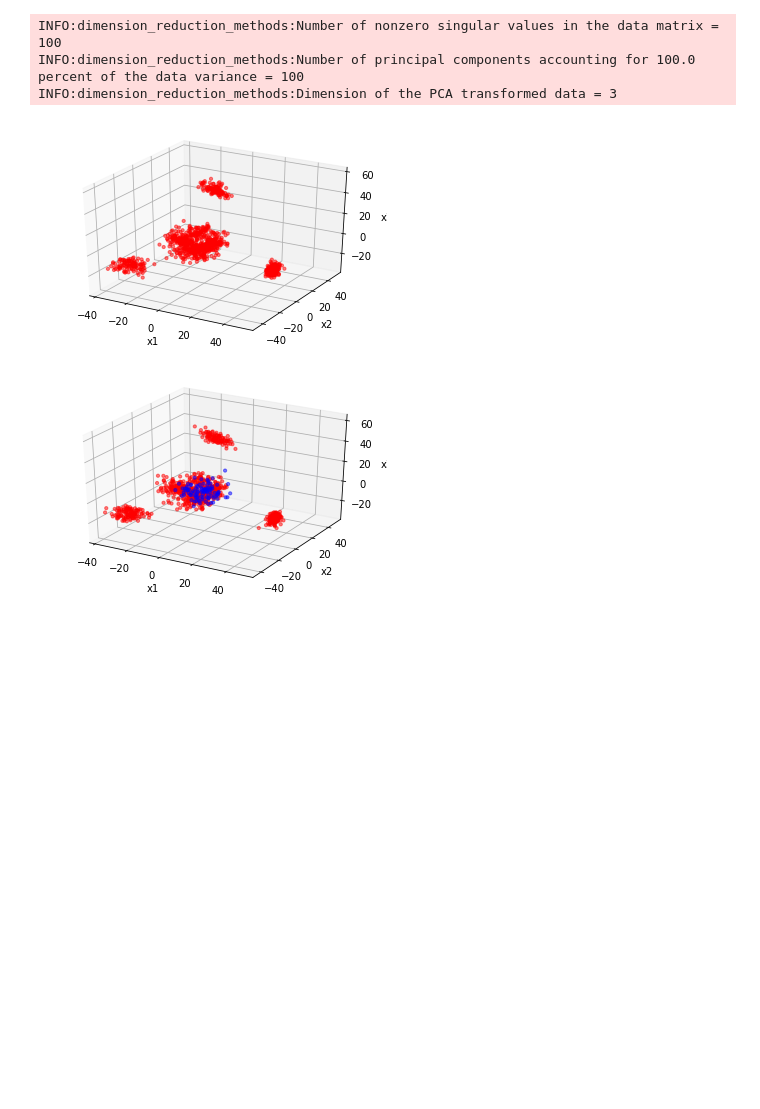
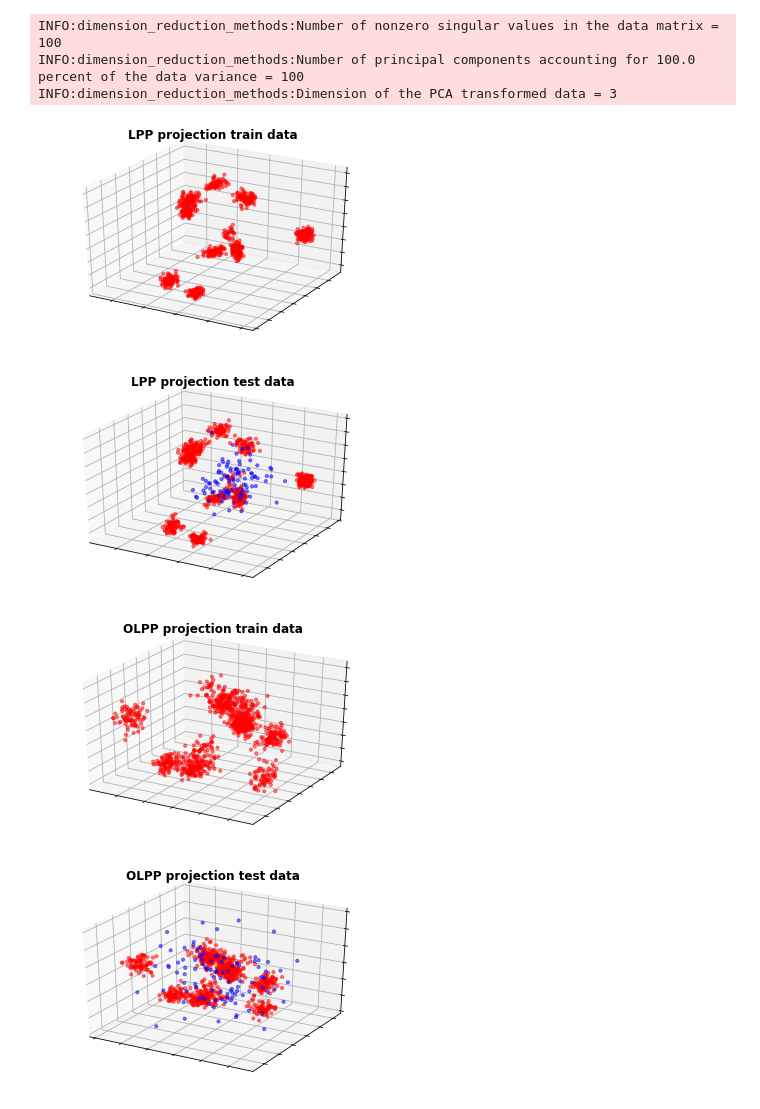
Before and after one commit to jayaram-r/KNN-anomaly-detection, a Jupyter notebook: evaluate_dimension_reduction.ipynb, the cells around one changed output. Cells and saved outputs as stored; diff of their text form; code cells hidden in the pictures; blank space fills up the shorter version.

```diff
--- a/evaluate_dimension_reduction.ipynb
+++ b/evaluate_dimension_reduction.ipynb
@@ -103,26 +134,32 @@ data_test_proj = np.dot(data_test - mean_data, transform_pca)
 INFO:dimension_reduction_methods:Number of nonzero singular values in the data matrix = 100
 INFO:dimension_reduction_methods:Number of principal components accounting for 100.0 percent of the data variance = 100
 INFO:dimension_reduction_methods:Dimension of the PCA transformed data = 3
-# %%
-fig = plt.figure()
-ax = fig.add_subplot(111, projection='3d')
-ax.scatter(data_proj[:, 0], data_proj[:, 1], data_proj[:, 2],
-           marker='o', c='r', s=10, alpha=0.5)
-ax.set_xlabel('x1')
-ax.set_ylabel('x2')
-ax.set_zlabel('x3')
-plt.show()
-# %% [output]
-[figure, removed]
-# %%
-c = [COLORS[v] for v in labels_test]
-fig = plt.figure()
-ax = fig.add_subplot(111, projection='3d')
-ax.scatter(data_test_proj[:, 0], data_test_proj[:, 1], data_test_proj[:, 2],
-           marker='o', c=c, s=10, alpha=0.5)
-ax.set_xlabel('x1')
-ax.set_ylabel('x2')
-ax.set_zlabel('x3')
-plt.show()
-# %% [output]
-[figure, removed]
+# %%
+c = [COLORS[v] for v in labels_test]
+for method in ['LPP', 'OLPP', 'PCA']:
+    fig = plt.figure()
+    ax = fig.add_subplot(111, projection='3d')
+    arr = data_proj[method]
+    ax.scatter(arr[:, 0], arr[:, 1], arr[:, 2], marker='o', c='r', s=10, alpha=0.5)
+    ax.set_title('{} projection train data'.format(method), fontweight='bold')
+    ax.xaxis.set_major_formatter(NullFormatter())
+    ax.yaxis.set_major_formatter(NullFormatter())
+    ax.zaxis.set_major_formatter(NullFormatter())
+    plt.axis('tight')
+    plt.show()
+
+    fig = plt.figure()
+    ax = fig.add_subplot(111, projection='3d')
+    arr = data_test_proj[method]
+    ax.scatter(arr[:, 0], arr[:, 1], arr[:, 2], marker='o', c=c, s=10, alpha=0.5)
+    ax.set_title('{} projection test data'.format(method), fontweight='bold')
+    ax.xaxis.set_major_formatter(NullFormatter())
+    ax.yaxis.set_major_formatter(NullFormatter())
+    ax.zaxis.set_major_formatter(NullFormatter())
+    plt.axis('tight')
+    plt.show()
+# %% [output]
+[figure, added]
+[figure, added]
+[figure, added]
+[figure, added]
```
Also changed, not shown: parts of 18 cells of this notebook, 1 other file.
